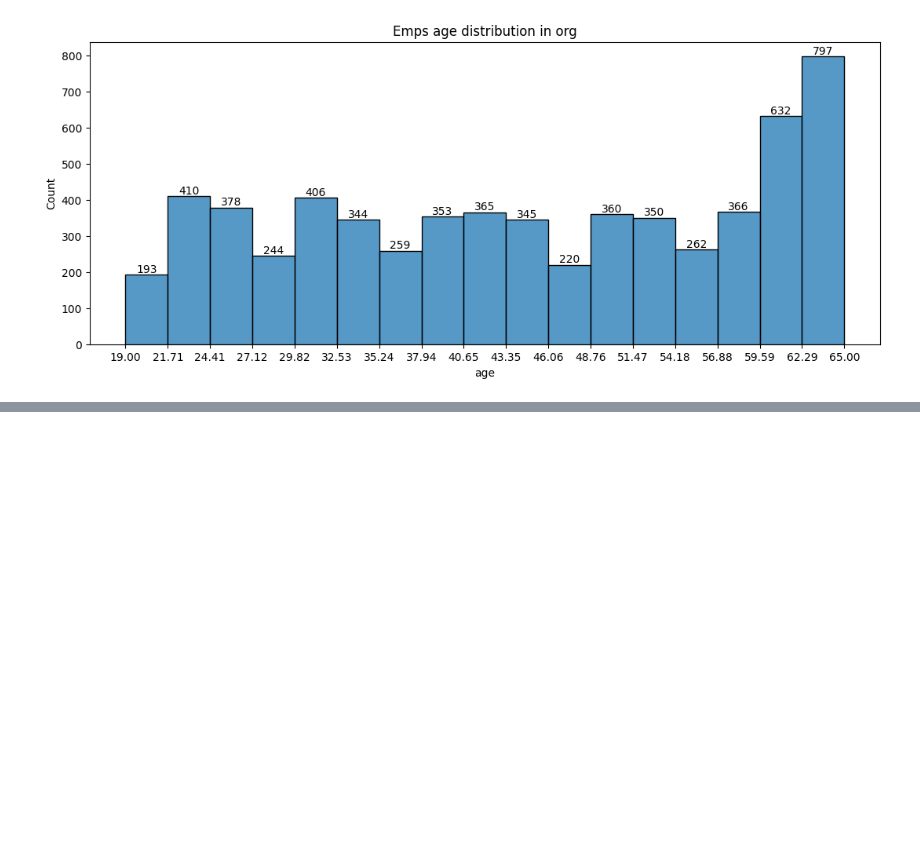
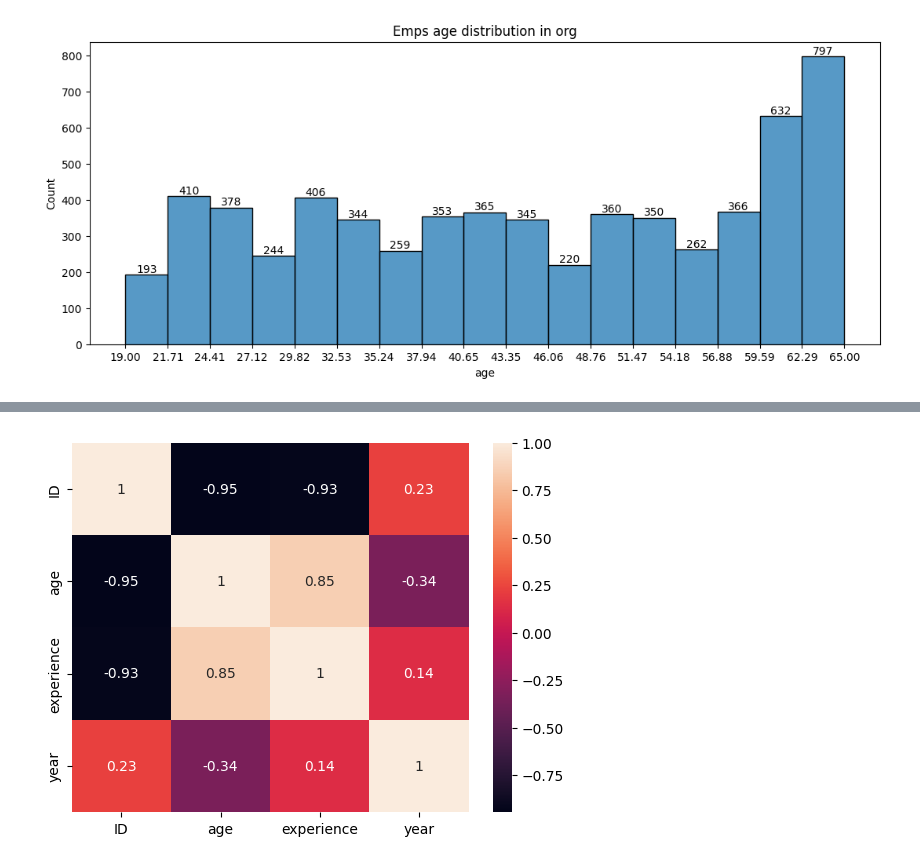
Before and after one commit to idrisrazaballry/pythonLibraries, a Jupyter notebook: attrition.ipynb, the cells around one changed output, grey strips where cells are left out. Cells and saved outputs as stored; diff of their text form; code cells hidden in the pictures; blank space fills up the shorter version.

```diff
--- a/attrition.ipynb
+++ b/attrition.ipynb
@@ -616,0 +649,6 @@ plt.show()
+# %%
+sns.heatmap(a, annot=True )
+
+plt.show()
+# %% [output]
+[figure, added]
```
Also changed, not shown: parts of 9 cells of this notebook.
